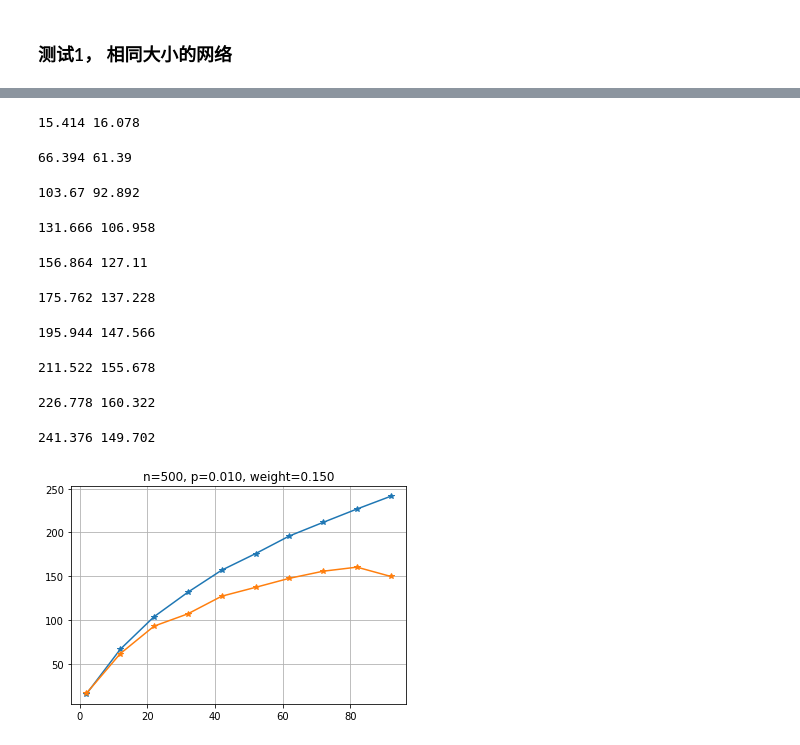
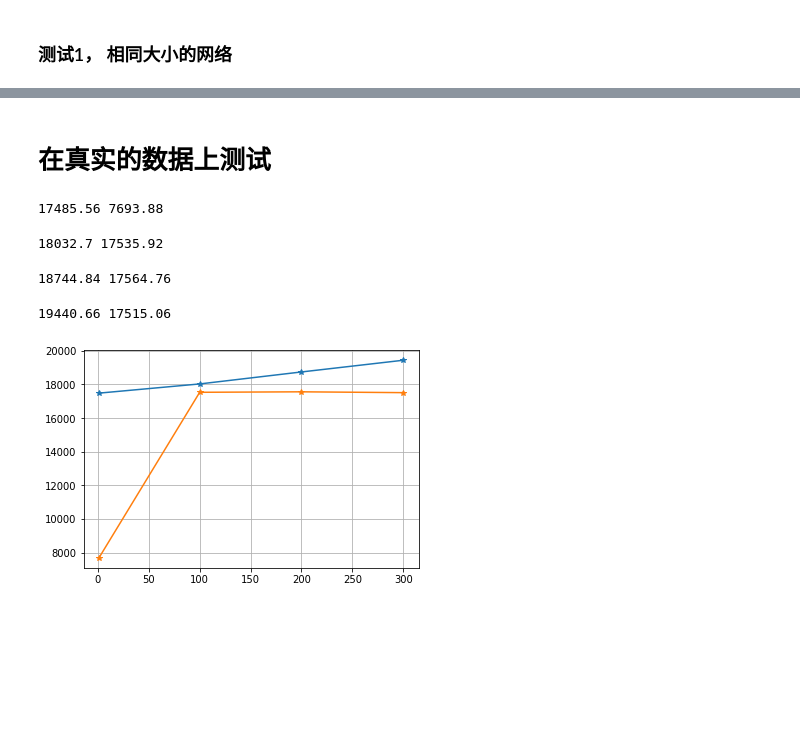
Before and after one commit to FeiGSSS/DMP_DQN, a Jupyter notebook: Verify_Learned_Q_net.ipynb, the cells around one changed output, grey strips where cells are left out. Saved outputs shown, nothing was run; the diff lists cells and outputs as text; code cells hidden in the pictures; blank space fills up the shorter version.

Commit message:
newest data; with trained model and env config

```diff
--- a/Verify_Learned_Q_net.ipynb
+++ b/Verify_Learned_Q_net.ipynb
@@ -152,47 +144,50 @@ plt.show()
+# %% [markdown]
+# 在真实的数据上测试
+# %%
+def load_data(path):
+    edge_index = []
+    edge_weight = []
+    n = m = 0
+    with open(path, "r") as f:
+        for line in f:
+            line_list = line.strip().split(" ")
+            if len(line_list) == 2:
+                n, m = [int(x) for x in line_list]
+            else:
+                edge_index.append([int(x) for x in line_list[:2]])
+                edge_weight.append([float(line_list[-1])])
+    return n, m, np.array(edge_index).T, np.array(edge_weight)
+# %%
+n, m, edge_index, edge_weight = load_data("./data/Twitter.txt")
+# %%
+twitter = Data(edge_index = torch.LongTensor(edge_index),
+               edge_weight = torch.Tensor(edge_weight),
+               x = torch.zeros((n,1)))
 # %%
-# ER graph
-n = 500
-# p = np.log(n)/n
-p = 0.01
-weight=0.15
-Env = env(graph_size=n, seed_size=n, p=p, weight=weight)
-
-mu, edge_index, edge_w, node_tag, done = Env.reset()
-graph = Data(edge_index = torch.LongTensor(edge_index),
-             mu = torch.Tensor(mu),
-             edge_w = torch.Tensor(edge_w),
-             node_tag = torch.Tensor(node_tag),
-             num_nodes = n)
-
 IMM_K = []
 Q_K = []
-K_range = range(2, 101, 10)
+K_range = [1, 100, 200, 300]
+before_IMM(edge_index, edge_weight)
+
 for K in K_range:
-    imm_seed, imm_spread = IMM_infer(edge_index, edge_w, K=K)
-    q_seed = Q_infer(agent, Env, graph, K=K)
+    imm_seed, imm_spread = IMM_infer(K=K)
+    q_seed = Q_infer(agent, twitter, K=K)
 
-    imm_simu = simulation(edge_index, edge_w, imm_seed, mc=500)
-    q_simu = simulation(edge_index, edge_w, q_seed, mc=500)
+    imm_simu = simulation(edge_index, edge_weight, imm_seed, mc=50)
+    q_simu = simulation(edge_index, edge_weight, q_seed, mc=50)
     print(imm_simu, q_simu)
 
     IMM_K.append((imm_seed, imm_simu))
     Q_K.append((q_seed, q_simu))
 
+
 plt.plot(K_range, [s[1] for s in IMM_K], "-*")
 plt.plot(K_range, [s[1] for s in Q_K], "-*")
 plt.grid(True)
-plt.title("n={}, p={:.3f}, weight={:.3f}".format(n,p, weight))
-plt.savefig("comparing_results/n_{}_p_{:.3f}_w_{:.3f}.pdf".format(n, p, weight))
 plt.show()
 # %% [output]
-15.414 16.078
+17485.56 7693.88
-66.394 61.39
+18032.7 17535.92
-103.67 92.892
+18744.84 17564.76
-131.666 106.958
+19440.66 17515.06
-156.864 127.11
-175.762 137.228
-195.944 147.566
-211.522 155.678
-226.778 160.322
-241.376 149.702
-[figure, old version]
+[figure, new version]
```
Also changed, not shown: parts of 22 cells of this notebook, 8 other files.
